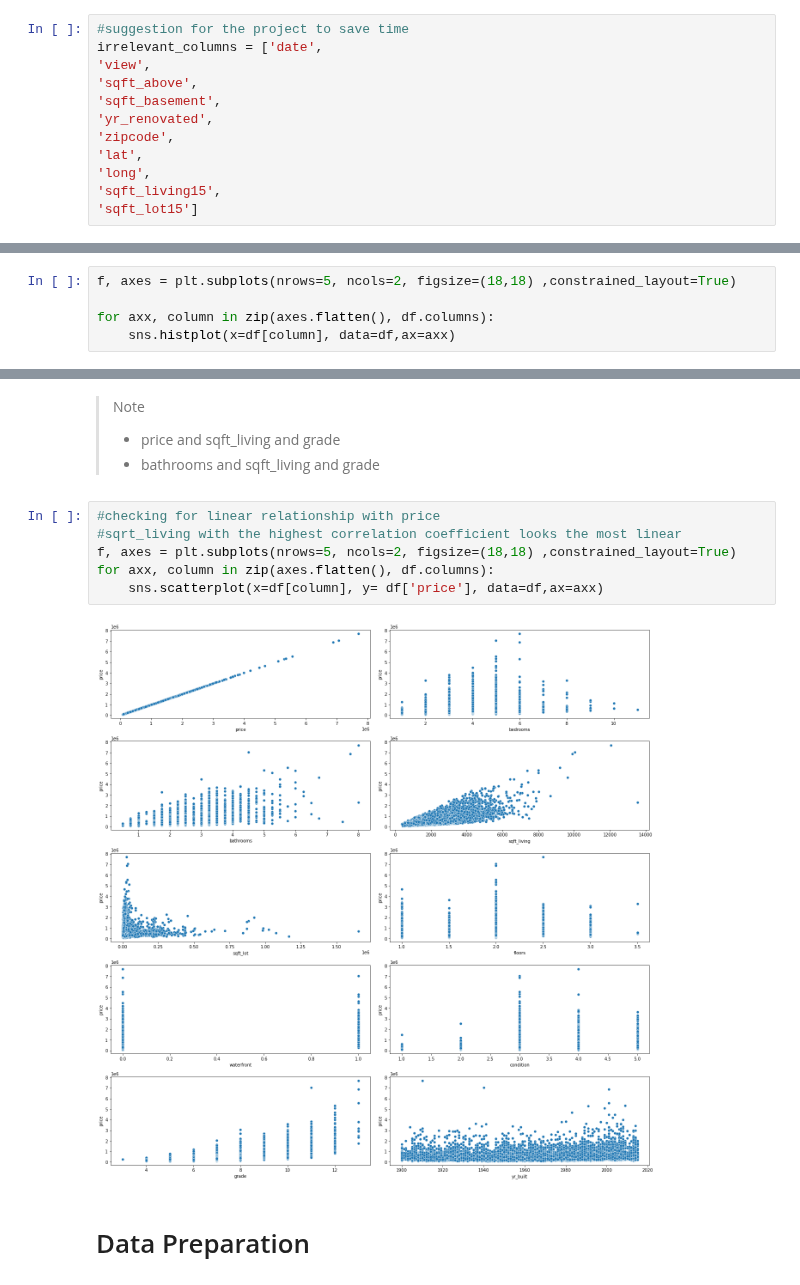
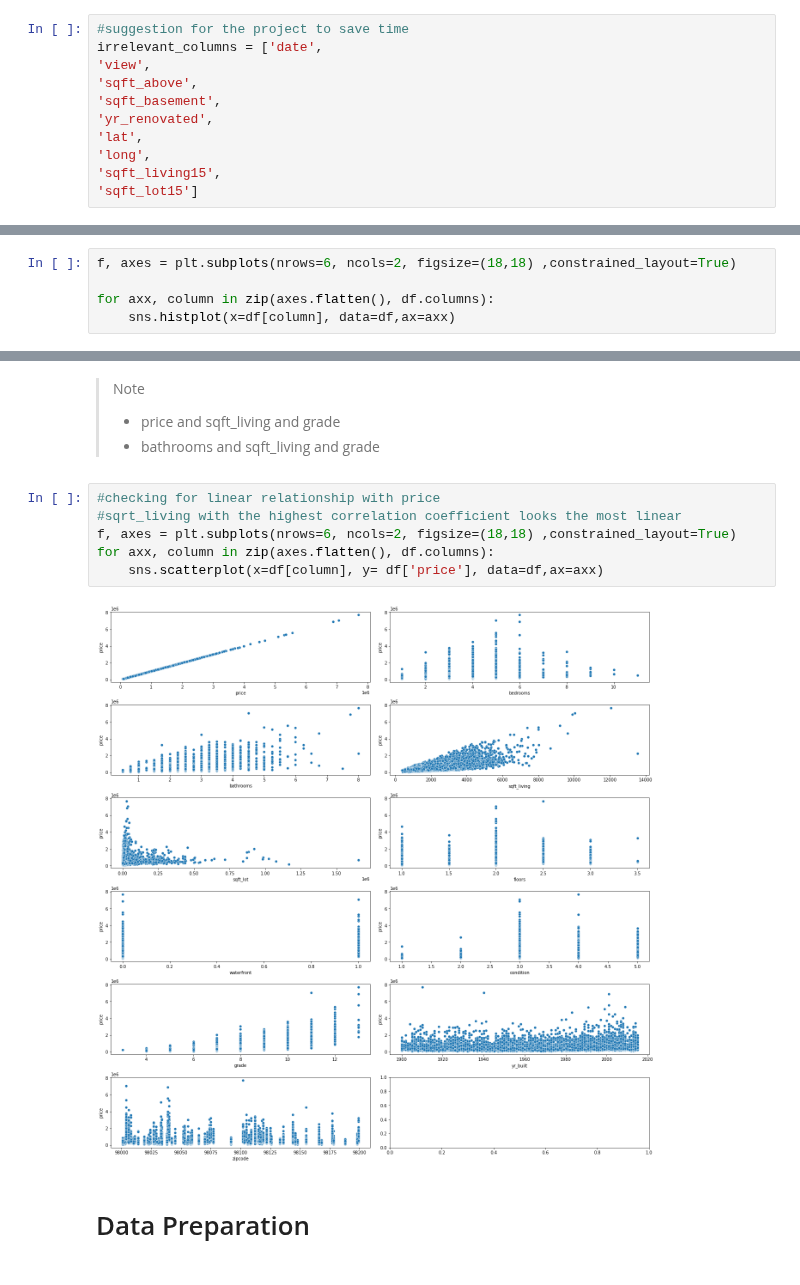
Before and after one commit to miazfryer/King_County_Regression, a Jupyter notebook: Mia.ipynb, the cells around one changed output, grey strips where cells are left out. Drawn from its saved outputs; the diff is of its cells as text.

```diff
--- a/Mia.ipynb
+++ b/Mia.ipynb
@@ -36,7 +36,6 @@ irrelevant_columns = ['date',
 'sqft_above',
 'sqft_basement',
 'yr_renovated',
-'zipcode',
 'lat',
 'long',
 'sqft_living15',
@@ -175,5 +160,5 @@ yr_built 116
 # %%
-f, axes = plt.subplots(nrows=5, ncols=2, figsize=(18,18) ,constrained_layout=True)
+f, axes = plt.subplots(nrows=6, ncols=2, figsize=(18,18) ,constrained_layout=True)
 
 for axx, column in zip(axes.flatten(), df.columns):
     sns.histplot(x=df[column], data=df,ax=axx)
@@ -304,10 +289,10 @@ yr_built          False      False  False      True
 # %%
 #checking for linear relationship with price
 #sqrt_living with the highest correlation coefficient looks the most linear
-f, axes = plt.subplots(nrows=5, ncols=2, figsize=(18,18) ,constrained_layout=True)
+f, axes = plt.subplots(nrows=6, ncols=2, figsize=(18,18) ,constrained_layout=True)
 for axx, column in zip(axes.flatten(), df.columns):
     sns.scatterplot(x=df[column], y= df['price'], data=df,ax=axx)
 # %% [output]
-[figure, old version]
+[figure, new version]
 # %% [markdown]
 # Data Preparation
```
Also changed, not shown: parts of 34 cells of this notebook.
